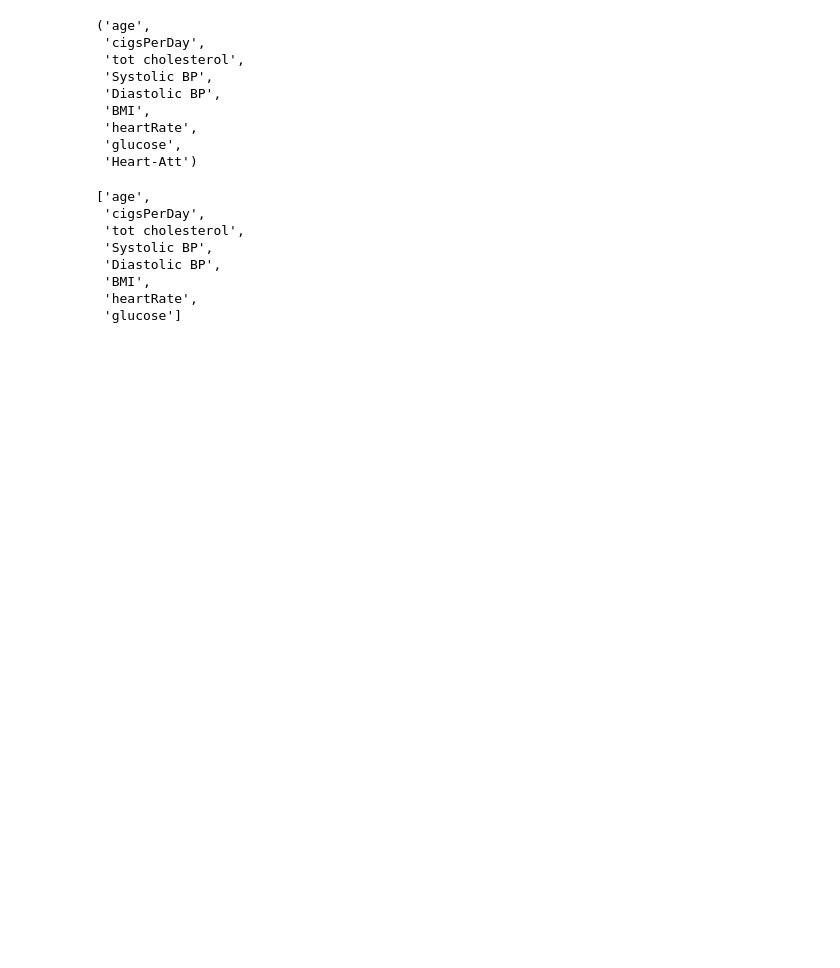
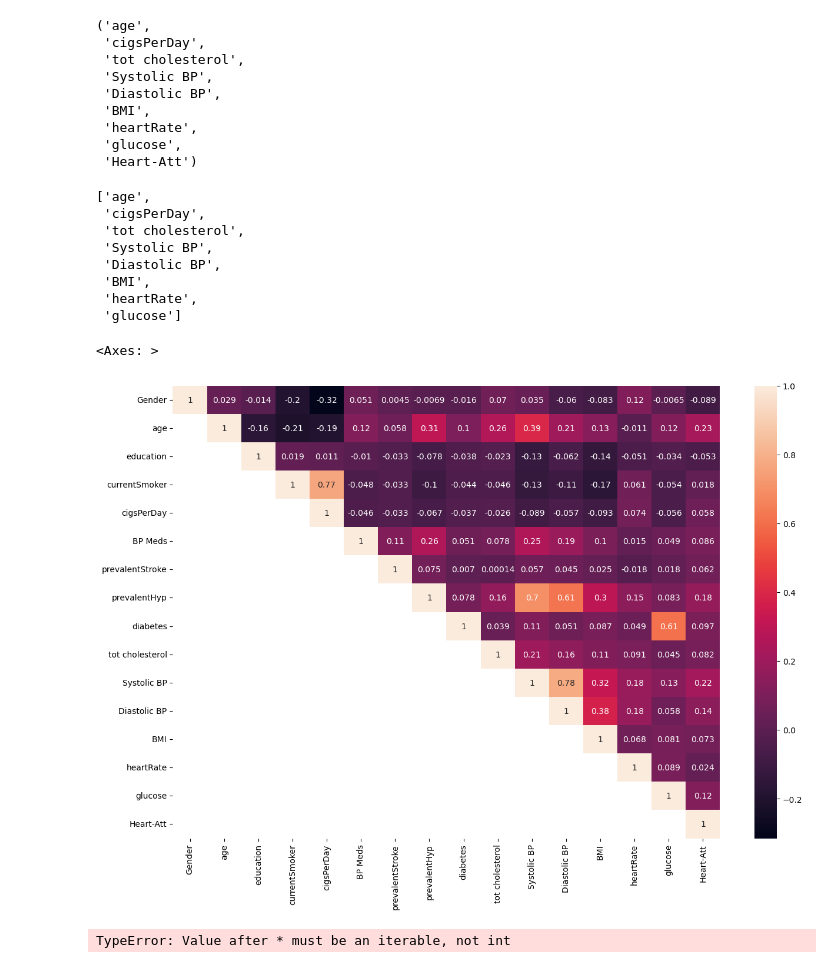
Before and after one commit to Harsh-bharwani/AI, a Jupyter notebook: Self Practice.ipynb, the cells around one changed output. Drawn from its saved outputs; the diff is of its cells as text; code cells hidden in the pictures; blank space fills up the shorter version.

```diff
--- a/Self Practice.ipynb
+++ b/Self Practice.ipynb
@@ -358,3 +413,18 @@ num
  'BMI',
  'heartRate',
  'glucose']
+# %%
+df['Gender'].replace(['Male', 'Female'], value=[0,1], inplace=True)
+# %%
+plt.figure(figsize=(15,10)) # height and width
+#Upper Triangle
+sns.heatmap(df.corr(), annot=True,mask=np.tril(df.corr(),-1))
+# %% [output]
+<Axes: >
+[figure, added]
+# %%
+plt.figure(figsize=(15,10)) # height and width
+#Lower Triangle
+sns.heatmap(df.corr(), annot=True,mask=np.triu(df.corr(),+2))
+# %% [output]
+TypeError: Value after * must be an iterable, not int
```
Also changed, not shown: parts of 12 cells of this notebook.
